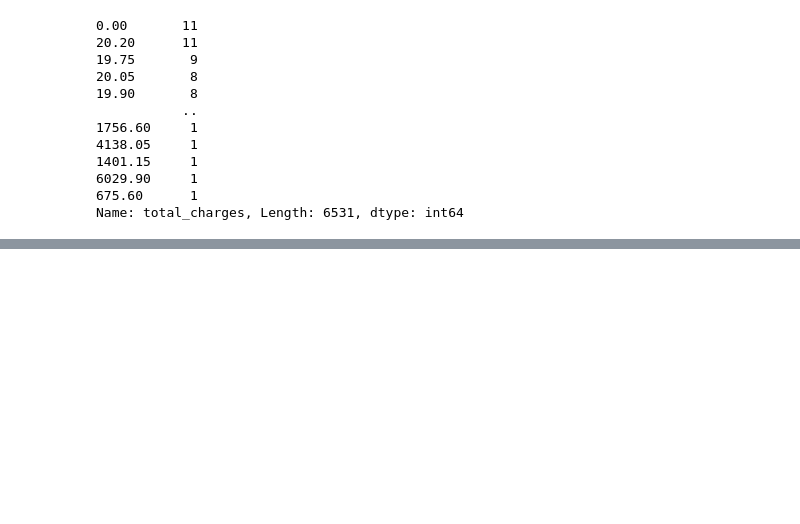
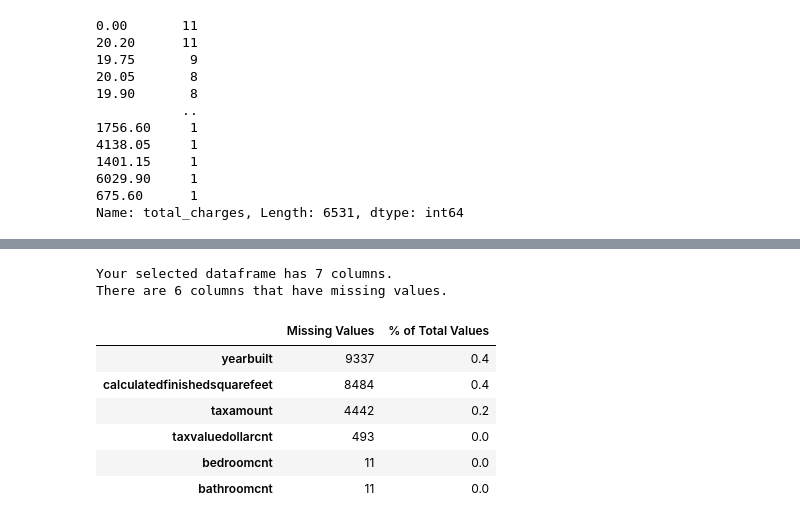
Before and after one commit to HeatherOrtegaMcMillan/regression-exercises, a Jupyter notebook: wrangle_exercises.ipynb, the cells around one changed output, grey strips where cells are left out. Cells and saved outputs as stored; diff of their text form; code cells hidden in the pictures; blank space fills up the shorter version.

```diff
--- a/wrangle_exercises.ipynb
+++ b/wrangle_exercises.ipynb
@@ -185,0 +264,46 @@ Name: total_charges, Length: 6531, dtype: int64
+# %%
+# I saw this on the afore mentioned kaggle site. This is the credit that author gave.
+# credit: https://www.kaggle.com/willkoehrsen/start-here-a-gentle-introduction.
+# One of the best notebooks on getting started with a ML problem.
+
+def missing_values_table(df):
+    '''
+    this function takes a dataframe as input and will output metrics for missing values, and the percent of that column that has missing values
+    '''
+        # Total missing values
+        mis_val = df.isnull().sum()
+
+        # Percentage of missing values
+        mis_val_percent = 100 * df.isnull().sum() / len(df)
+
+        # Make a table with the results
+        mis_val_table = pd.concat([mis_val, mis_val_percent], axis=1)
+
+        # Rename the columns
+        mis_val_table_ren_columns = mis_val_table.rename(
+        columns = {0 : 'Missing Values', 1 : '% of Total Values'})
+
+        # Sort the table by percentage of missing descending
+        mis_val_table_ren_columns = mis_val_table_ren_columns[
+            mis_val_table_ren_columns.iloc[:,1] != 0].sort_values(
+        '% of Total Values', ascending=False).round(1)
+
+        # Print some summary information
+        print ("Your selected dataframe has " + str(df.shape[1]) + " columns.\n"
+            "There are " + str(mis_val_table_ren_columns.shape[0]) +
+              " columns that have missing values.")
+
+        # Return the dataframe with missing information
+        return mis_val_table_ren_columns
+# %%
+missing_values_table(df)
+# %% [output]
+Your selected dataframe has 7 columns.
+There are 6 columns that have missing values.
+|  | Missing Values | % of Total Values |
+| yearbuilt | 9337 | 0.4 |
+| calculatedfinishedsquarefeet | 8484 | 0.4 |
+| taxamount | 4442 | 0.2 |
+| taxvaluedollarcnt | 493 | 0.0 |
+| bedroomcnt | 11 | 0.0 |
+| bathroomcnt | 11 | 0.0 |
```
Also changed, not shown: parts of 22 cells of this notebook.
